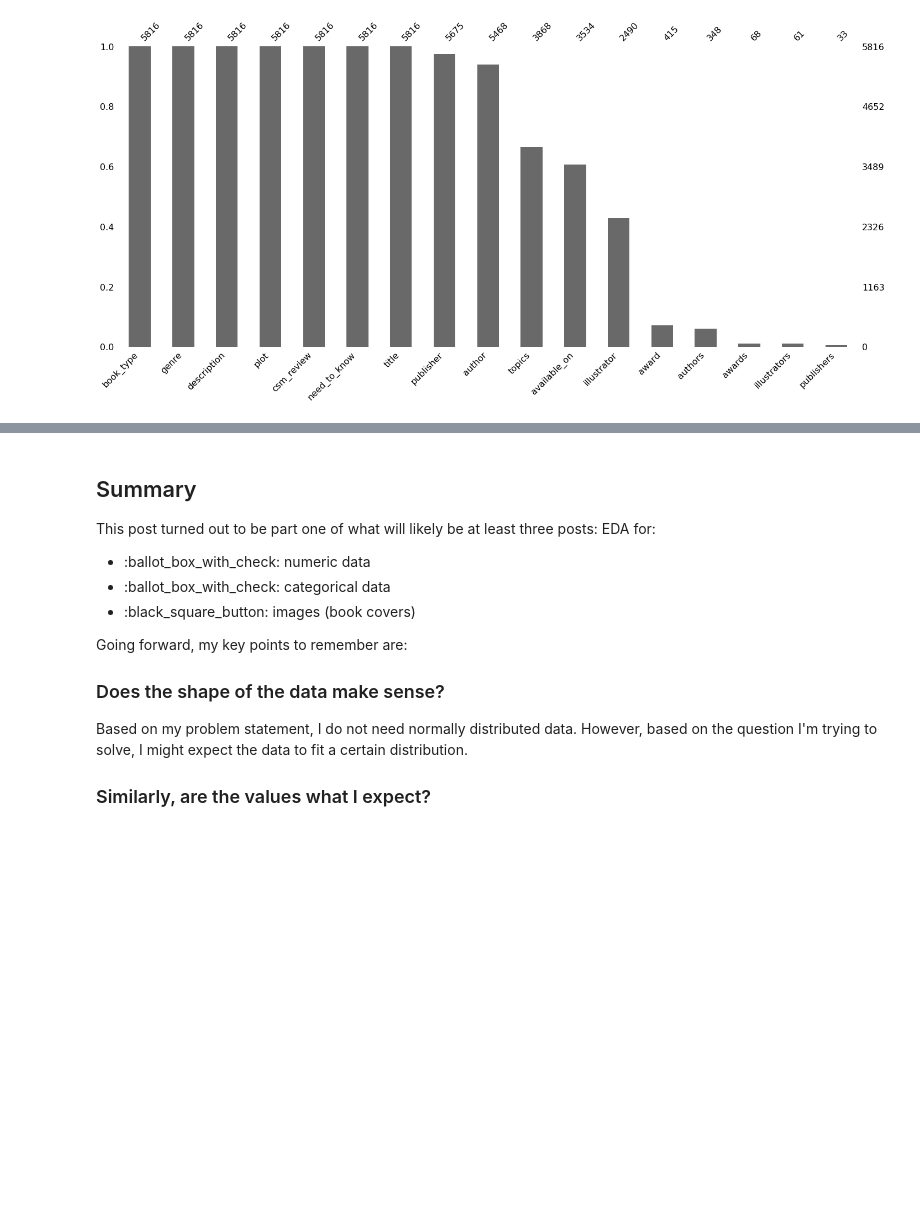
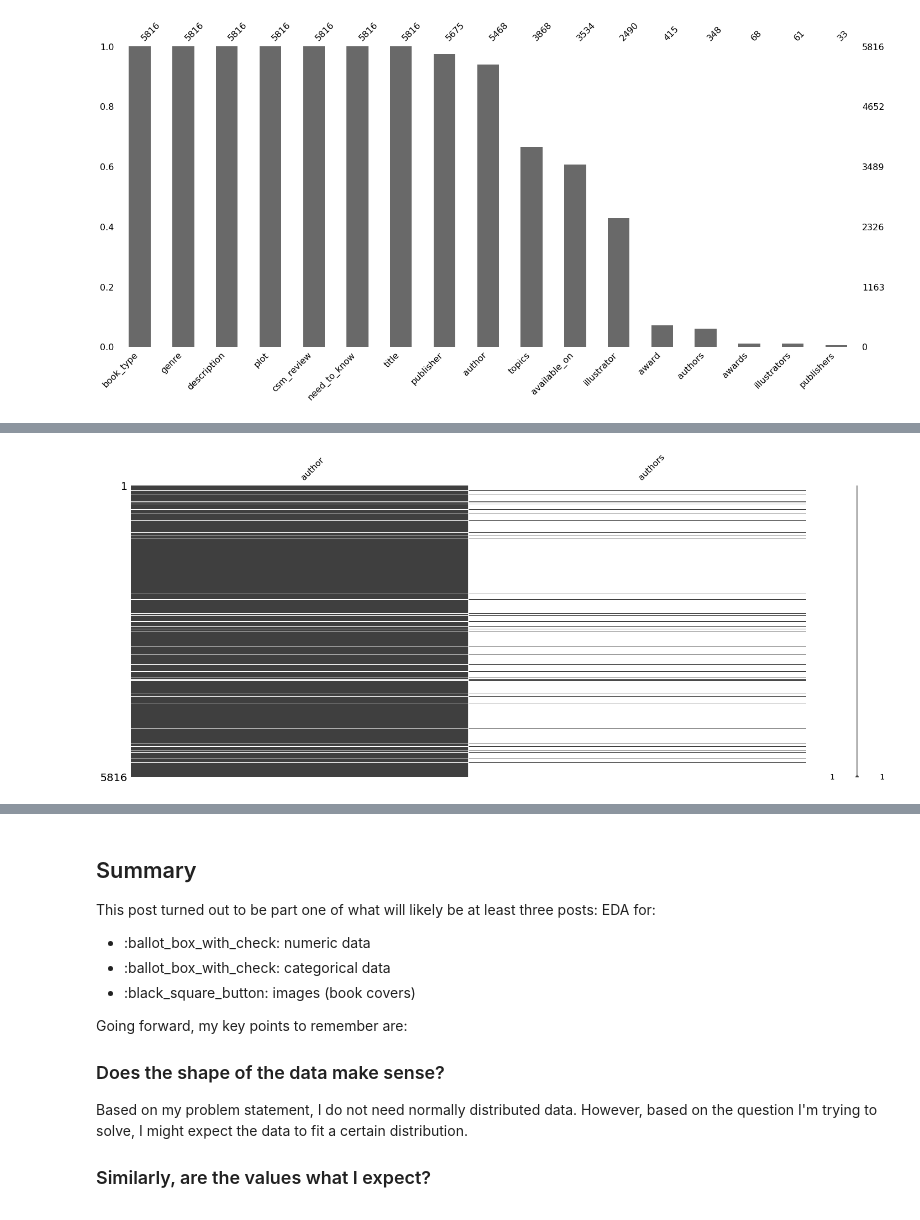
Before and after one commit to educatorsRlearners/an-a-z-of-machine-learning, a Jupyter notebook: _notebooks/2020-06-22-e-is-for-eda.ipynb, the cells around one changed output, grey strips where cells are left out. Cells and saved outputs as stored; diff of their text form; code cells hidden in the pictures; blank space fills up the shorter version.

```diff
--- a/_notebooks/2020-06-22-e-is-for-eda.ipynb
+++ b/_notebooks/2020-06-22-e-is-for-eda.ipynb
@@ -215,0 +219,4 @@ msno.bar(df_text,
+# %%
+msno.matrix(df_text.loc[:, ['author', 'authors']]);
+# %% [output]
+[figure, added]
```
Also changed, not shown: parts of 8 cells of this notebook.
